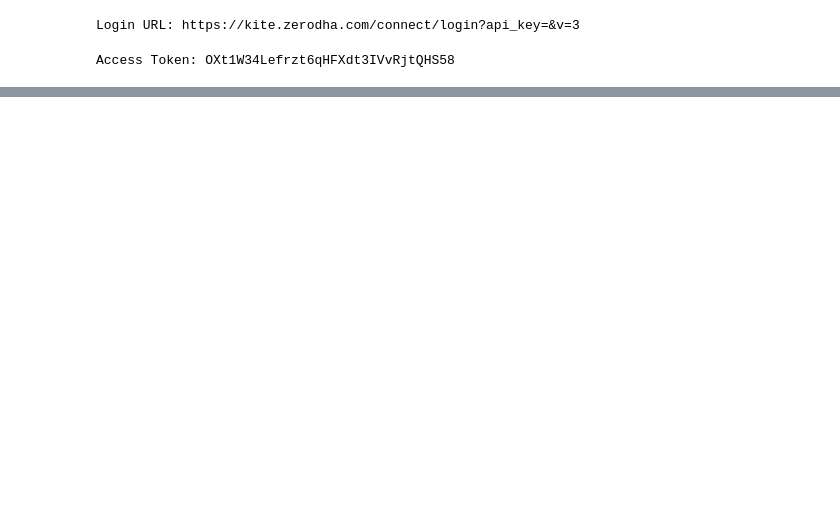
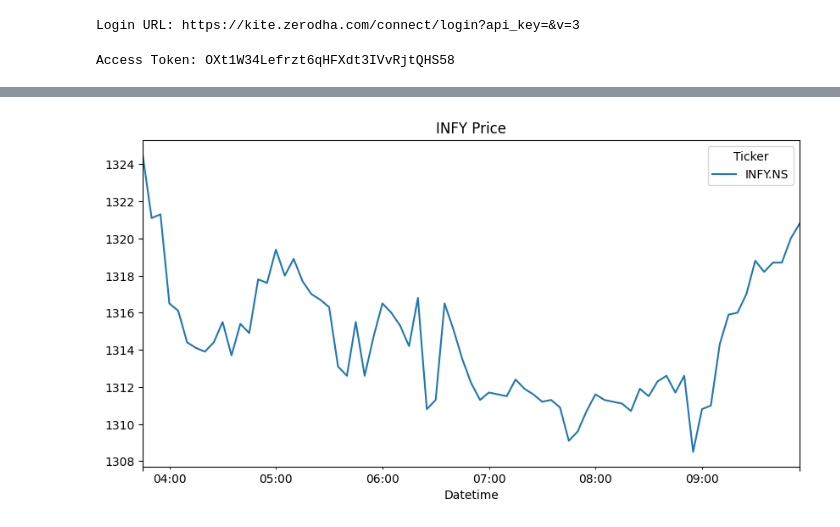
Before and after one commit to harshu304/agentic-nifty50-signal-assistant, a Jupyter notebook: test.ipynb, the cells around one changed output, grey strips where cells are left out. Cells and saved outputs as stored; diff of their text form; code cells hidden in the pictures; blank space fills up the shorter version.

```diff
--- a/test.ipynb
+++ b/test.ipynb
@@ -42,0 +37,17 @@ PermissionException: Insufficient permission for that call.
+# %%
+def fetch_data(ticker):
+    df = yf.download(
+        ticker,
+        period="1d",
+        interval="5m",
+        progress=False
+    )
+
+    if df.empty:
+        print(f"No data for {ticker}")
+        return None
+
+    return df.dropna()
+# %%
+df = fetch_data("INFY.NS")
+df.tail()
@@ -42,0 +63,5 @@ PermissionException: Insufficient permission for that call.
+# %%
+df["Close"].plot(figsize=(10,5), title="INFY Price")
+plt.show()
+# %% [output]
+[figure, added]
```
Also changed, not shown: parts of 16 cells of this notebook, 13 other files.
